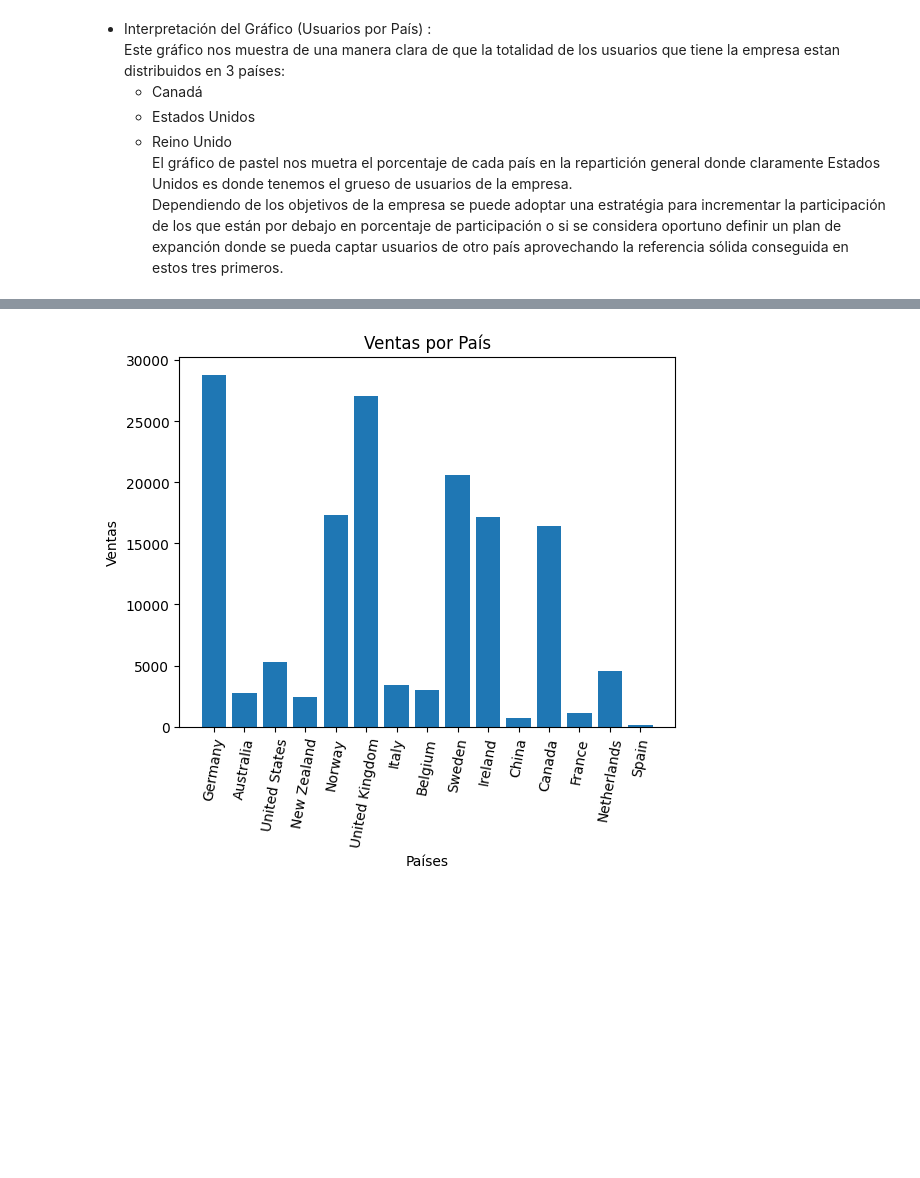
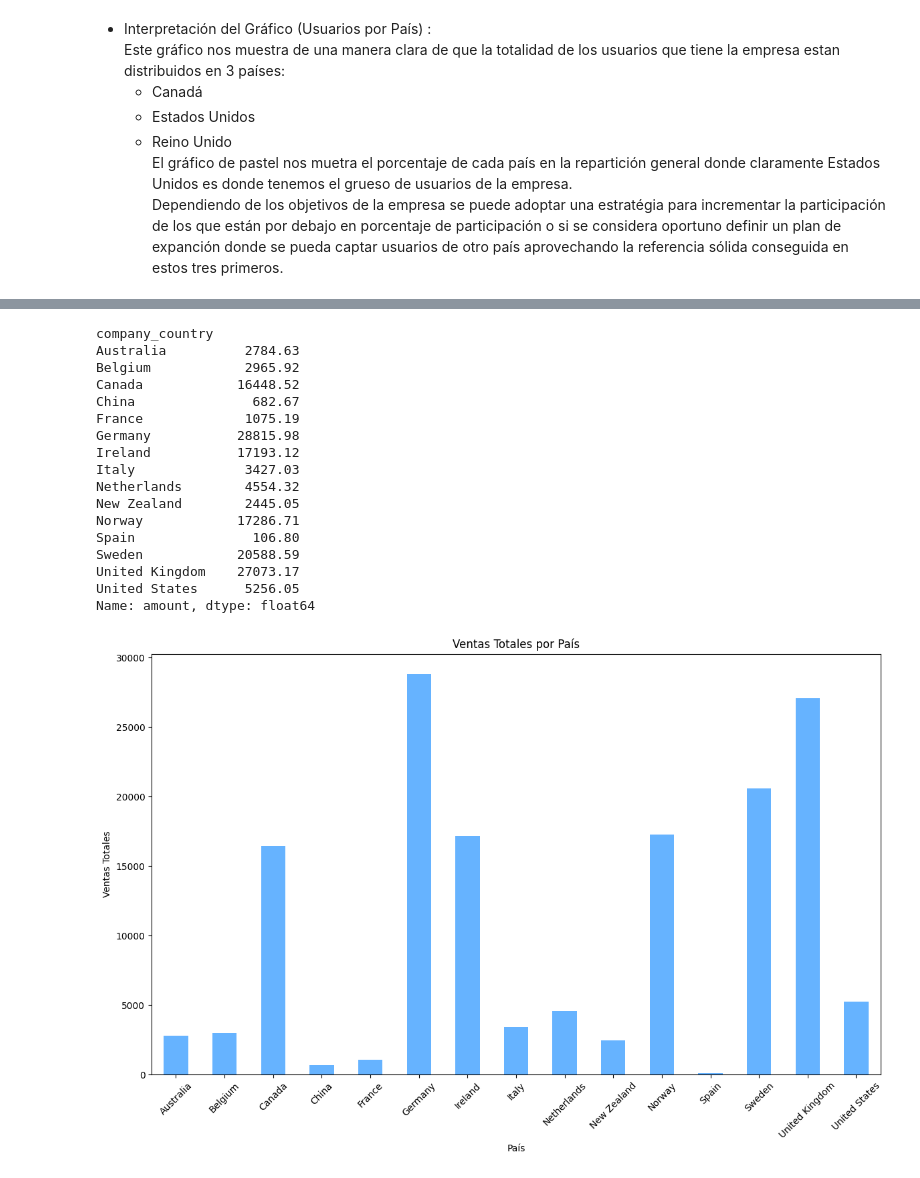
Before and after one commit to Bellengher/SPRINT-1, a Jupyter notebook: SPRINT8.1/Sprint_8_1.ipynb, the cells around one changed output, grey strips where cells are left out. Saved outputs shown, nothing was run; the diff lists cells and outputs as text; code cells hidden in the pictures; blank space fills up the shorter version.

```diff
--- a/SPRINT8.1/Sprint_8_1.ipynb
+++ b/SPRINT8.1/Sprint_8_1.ipynb
@@ -182,4 +133,0 @@ Dependiendo de los objetivos de la empresa se puede adoptar una estratégia para
-# %%
-df = pd.read_sql('SELECT sum(amount) AS samount , country FROM transactions JOIN companies ON business_id = company_id GROUP BY country ',con=conexion)
-df.info()
-df
@@ -220,13 +146,34 @@ memory usage: 372.0+ bytes
-# %%
-eje_x = df['country']
-eje_y = df['samount']
-plt.bar(eje_x, eje_y)
-plt.xlabel('Países')
-plt.ylabel('Ventas')
-plt.title('Ventas por País')
-plt.xticks(rotation=80)
-plt.show()
-# %% [output]
-[figure, removed]
+# %%
+ventas_por_pais = df.groupby('company_country')['amount'].sum()
+print(ventas_por_pais)
+
+# Creación del gráfico
+plt.figure(figsize=(12, 8))
+ventas_por_pais.plot(kind='bar', color='#66b3ff')
+plt.xlabel('País')
+plt.ylabel('Ventas Totales')
+plt.title('Ventas Totales por País')
+plt.xticks(rotation=45)  # Rotar las etiquetas del eje x para mejor legibilidad
+plt.tight_layout()  # Ajustar el layout para que no se solapen las etiquetas
+plt.show()
+# %% [output]
+company_country
+Australia          2784.63
+Belgium            2965.92
+Canada            16448.52
+China               682.67
+France             1075.19
+Germany           28815.98
+Ireland           17193.12
+Italy              3427.03
+Netherlands        4554.32
+New Zealand        2445.05
+Norway            17286.71
+Spain               106.80
+Sweden            20588.59
+United Kingdom    27073.17
+United States      5256.05
+Name: amount, dtype: float64
+[figure, added]
 # %% [markdown]
 * Interpretación del Gráfico (Ventas por País) :
```
Also changed, not shown: parts of 40 cells of this notebook.
